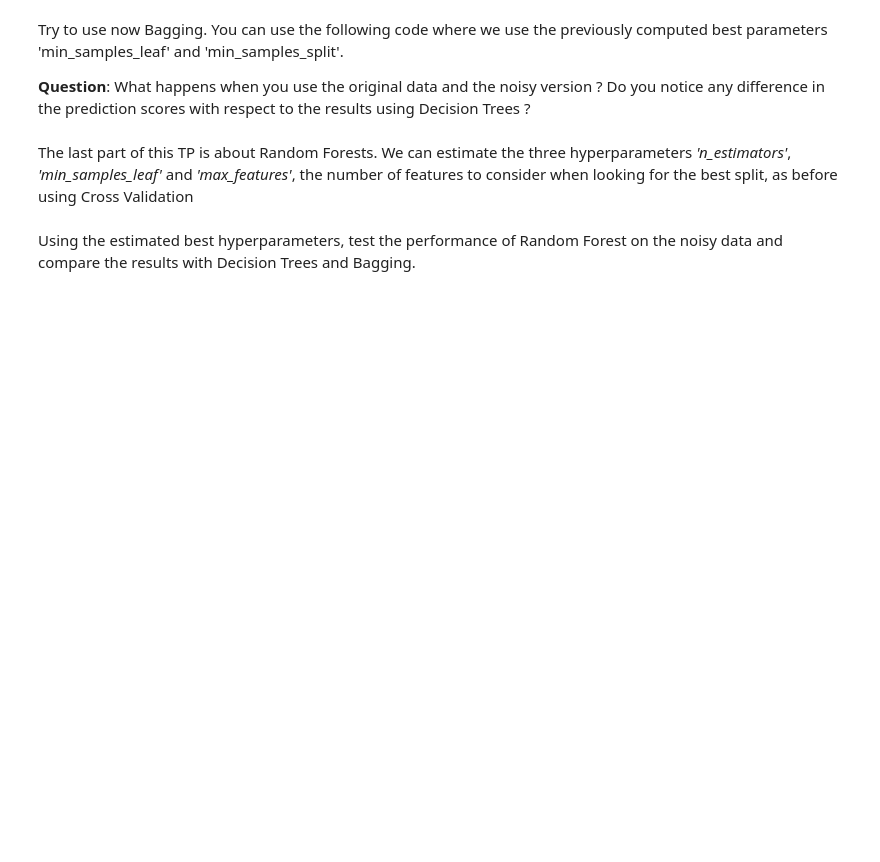
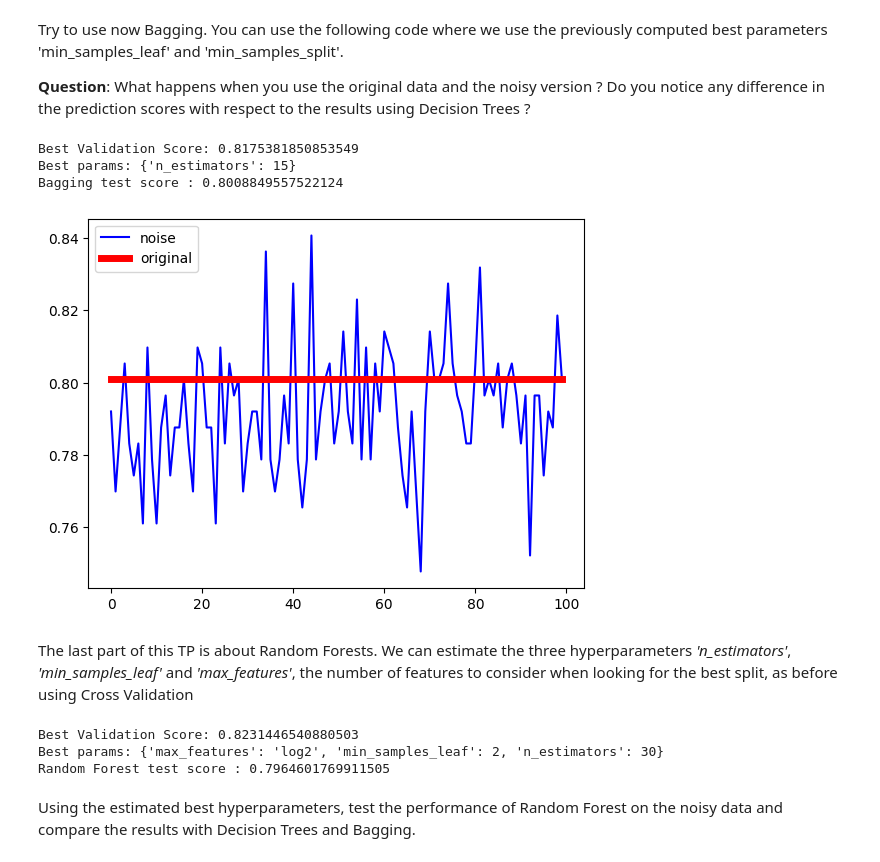
Before and after one commit to lmcastanedame/IMA205_TP5_Decision-Trees, a Jupyter notebook: TP_Trees_CASTANEDA.ipynb, the cells around one changed output. Saved outputs shown, nothing was run; the diff lists cells and outputs as text; code cells hidden in the pictures; blank space fills up the shorter version.

```diff
--- a/TP_Trees_CASTANEDA.ipynb
+++ b/TP_Trees_CASTANEDA.ipynb
@@ -266,12 +266,16 @@ Try to use now Bagging. You can use the following code where we use the previous
 
 **Question**: What happens when you use the original data and the noisy version ? Do you notice any difference in the prediction scores with respect to the results using Decision Trees ?
 # %%
-Tree = DecisionTreeClassifier(min_samples_leaf=best_params["min_samples_leaf"],min_samples_split=best_params["min_samples_split"], random_state=0)
+Tree = DecisionTreeClassifier(min_samples_leaf = 11, min_samples_split = 2, random_state = 0)
 
-p_grid_bagging = {'n_estimators': [5,10,15,20]}
-bag=BaggingClassifier(base_estimator=Tree, random_state=0)
-grid_bagging = GridSearchCV(estimator=bag, XXXXXXXXXXX)
-grid_bagging.fit(XXXXXXXXXXX, XXXXXXXXXXX)
+p_grid_bagging = {'n_estimators': [5, 10, 15, 20]}
+bag = BaggingClassifier(estimator = Tree, random_state = 0)
+grid_bagging = GridSearchCV(estimator = bag, param_grid = p_grid_bagging, cv = 5)
+grid_bagging.fit(X_train, y_train)
 print("Best Validation Score: {}".format(grid_bagging.best_score_))
 print("Best params: {}".format(grid_bagging.best_params_))
-print("Bagging test score :",grid_bagging.score(XXXXXXXXXXX,XXXXXXXXXXX))
+print("Bagging test score :",grid_bagging.score(X_test, y_test))
+# %% [output]
+Best Validation Score: 0.8175381850853549
+Best params: {'n_estimators': 15}
+Bagging test score : 0.8008849557522124
@@ -281,14 +282,40 @@ XXXXXXXXXXX
+# %%
+# Bagging on noisy data
+bag = BaggingClassifier(n_estimators = 15, estimator = Tree, random_state = 0)
+bag.fit(X_train, y_train)
+scoreTestnoise = np.zeros(100)
+scoreTest = np.zeros(100)
+
+scoreTest[:] = bag.score(X_test, y_test)
+
+for k in range(100):
+    X_train_temp = np.copy(X_train)
+    for i in range(X_train.shape[0]):
+        X_train_temp[i] = X_train_temp[i] + abs(np.random.normal(0, 0.05, M))
+
+    bag.fit(X_train_temp, y_train)
+    scoreTestnoise[k] = bag.score(X_test, y_test)
+
+plt.plot(scoreTestnoise,'b', label = 'noise')
+plt.plot(scoreTest, 'r', linewidth = 5.0, label = 'original')
+plt.legend();
+# %% [output]
+[figure, added]
 # %% [markdown]
 The last part of this TP is about Random Forests. We can estimate the three hyperparameters *'n_estimators'*, *'min_samples_leaf'* and *'max_features'*, the number of features to consider when looking for the best split, as before using Cross Validation
 # %%
-RF=RandomForestClassifier(random_state=0)
-p_grid_RF = {'n_estimators': [10,15,20,25,30], 'min_samples_leaf': [2,3,4,5,6], 'max_features': ['sqrt','log2']}
+RF = RandomForestClassifier(random_state = 0)
+p_grid_RF = {'n_estimators': [10, 15, 20, 25, 30], 'min_samples_leaf': [2, 3, 4, 5, 6], 'max_features': ['sqrt', 'log2']}
 
-grid_RF = GridSearchCV(estimator=XXXXXXXXXXX, param_grid=XXXXXXXXXXX, scoring=XXXXXXXXXXX, cv=5)
-grid_RF.fit(XXXXXXXXXXX, XXXXXXXXXXX)
+grid_RF = GridSearchCV(estimator = RF, param_grid = p_grid_RF, scoring = 'accuracy', cv = 5)
+grid_RF.fit(X_train, y_train)
 
 print("Best Validation Score: {}".format(grid_RF.best_score_))
 print("Best params: {}".format(grid_RF.best_params_))
-print("Random Forest test score :",grid_RF.score(XXXXXXXXXXX,XXXXXXXXXXX))
+print("Random Forest test score :", grid_RF.score(X_test, y_test))
+# %% [output]
+Best Validation Score: 0.8231446540880503
+Best params: {'max_features': 'log2', 'min_samples_leaf': 2, 'n_estimators': 30}
+Random Forest test score : 0.7964601769911505
 # %% [markdown]
 Using the estimated best hyperparameters, test the performance of Random Forest on the noisy data and compare the results with Decision Trees and Bagging.
```
Also changed, not shown: parts of 22 cells of this notebook.
